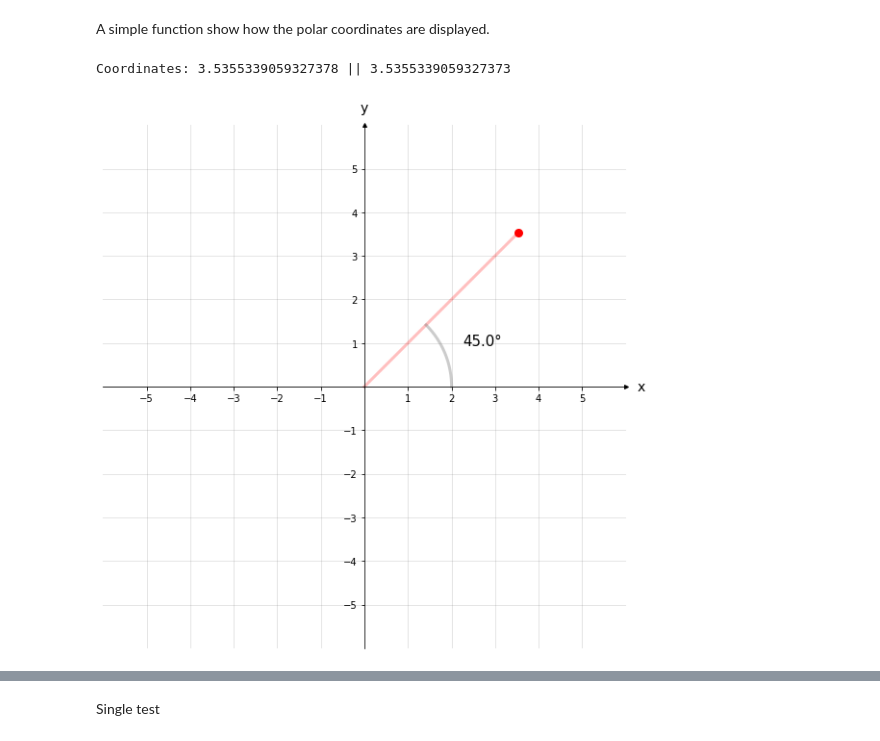
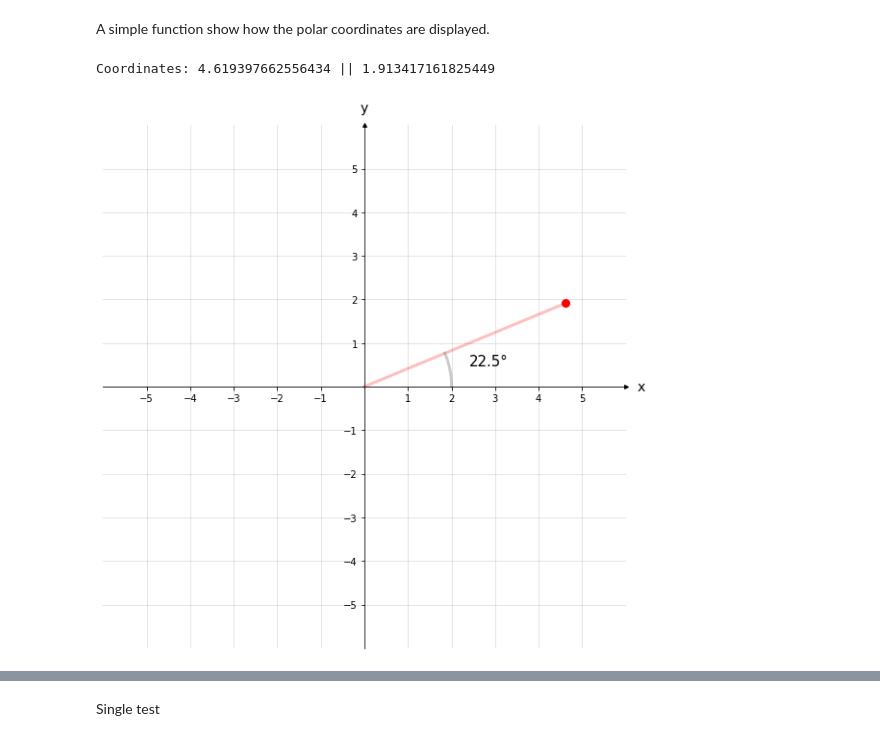
Before and after one commit to SebNik/School-Stuff, a Jupyter notebook: Math_Polar_Coordinates.ipynb, the cells around one changed output, grey strips where cells are left out. Cells and saved outputs as stored; diff of their text form; code cells hidden in the pictures.

```diff
--- a/Math_Polar_Coordinates.ipynb
+++ b/Math_Polar_Coordinates.ipynb
@@ -175,10 +177,10 @@ def single_point(phi, r, scale=1.25):
     fig.savefig('whatever.png', facecolor=fig.get_facecolor(), edgecolor='none')
     plt.show()
 # %%
-single_point(math.pi/4, 5)
+single_point(math.pi/8, 5)
 # %% [output]
-Coordinates: 3.5355339059327378 || 3.5355339059327373
+Coordinates: 4.619397662556434 || 1.913417161825449
-[figure, old version]
+[figure, new version]
 # %%
 # %matplotlib inline
 # %%
```
Also changed, not shown: parts of 4 cells of this notebook, 1 other file.
